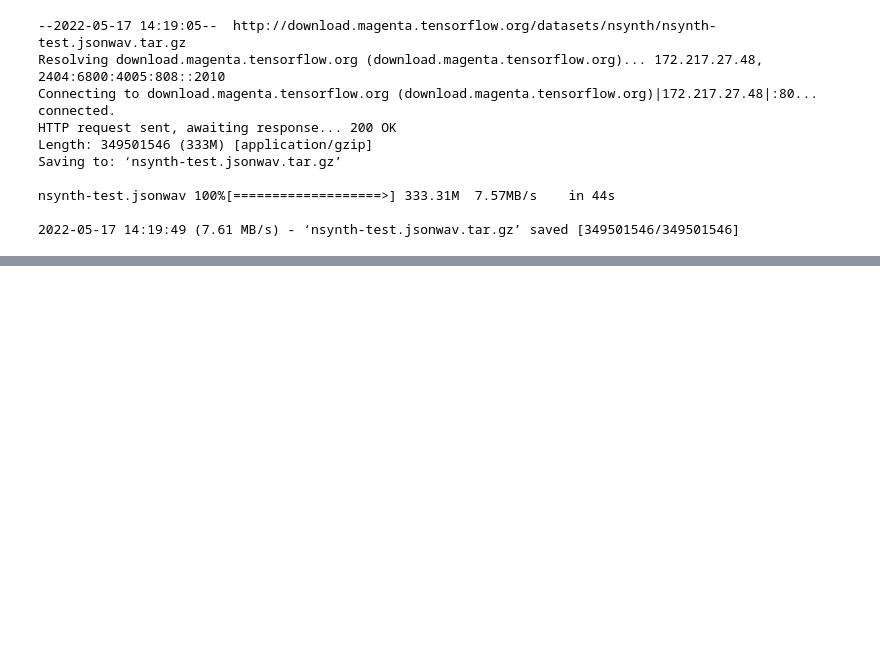
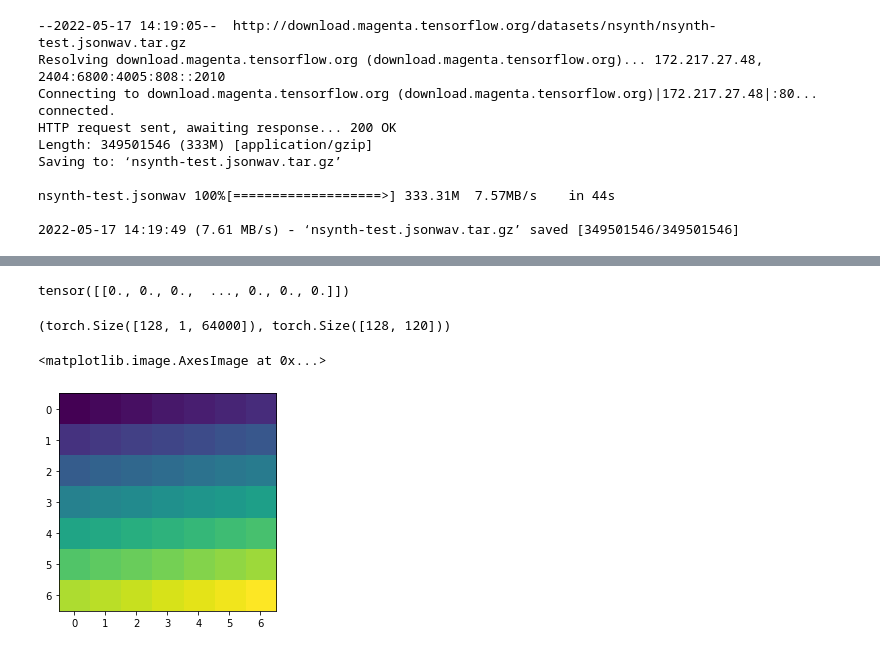
Before and after one commit to jdasam/ant5015-2022Spring, a Jupyter notebook: 11th_week_Autoencoder.ipynb, the cells around one changed output, grey strips where cells are left out. Drawn from its saved outputs; the diff is of its cells as text; code cells hidden in the pictures; blank space fills up the shorter version.

```diff
--- a/11th_week_Autoencoder.ipynb
+++ b/11th_week_Autoencoder.ipynb
@@ -28,0 +77,4 @@ nsynth-test.jsonwav 100%[===================>] 333.31M  7.57MB/s    in 44s
+# %%
+audio
+# %% [output]
+tensor([[0., 0., 0.,  ..., 0., 0., 0.]])
@@ -28,0 +85,13 @@ nsynth-test.jsonwav 100%[===================>] 333.31M  7.57MB/s    in 44s
+# %%
+audio, pitch = batch
+
+audio.shape, pitch.shape
+# %% [output]
+(torch.Size([128, 1, 64000]), torch.Size([128, 120]))
+# %%
+dummy = torch.arange(49).view(1, 7,7).float()
+
+plt.imshow(dummy[0])
+# %% [output]
+<matplotlib.image.AxesImage at 0x...>
+[figure, added]
```
Also changed, not shown: parts of 11 cells of this notebook.
